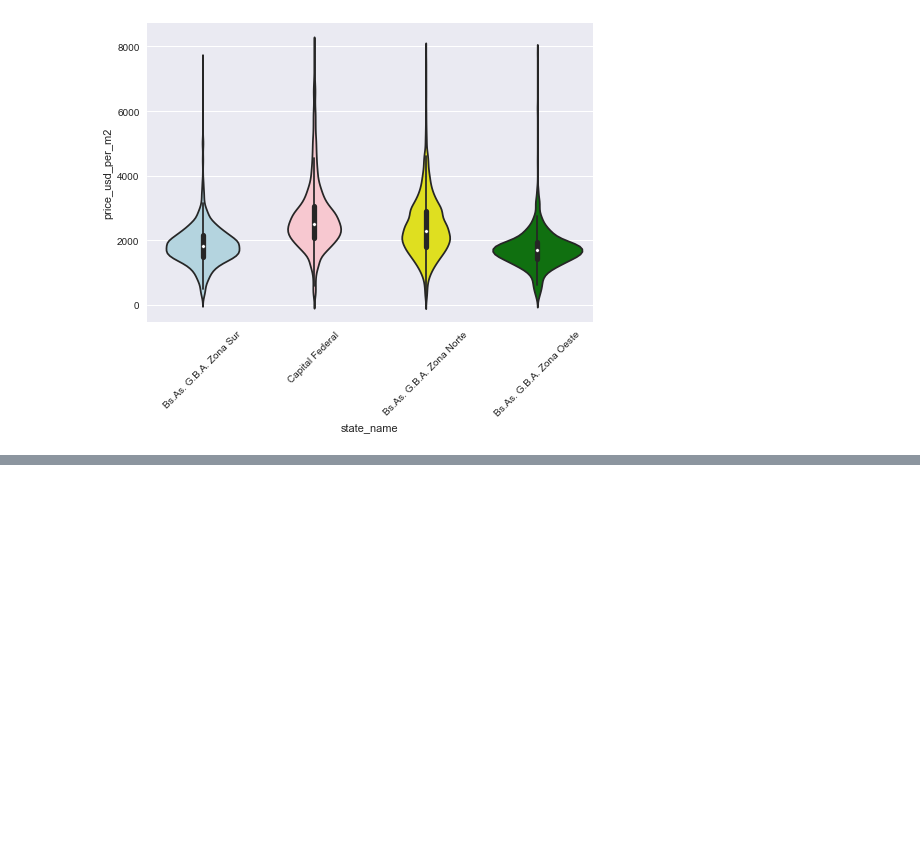
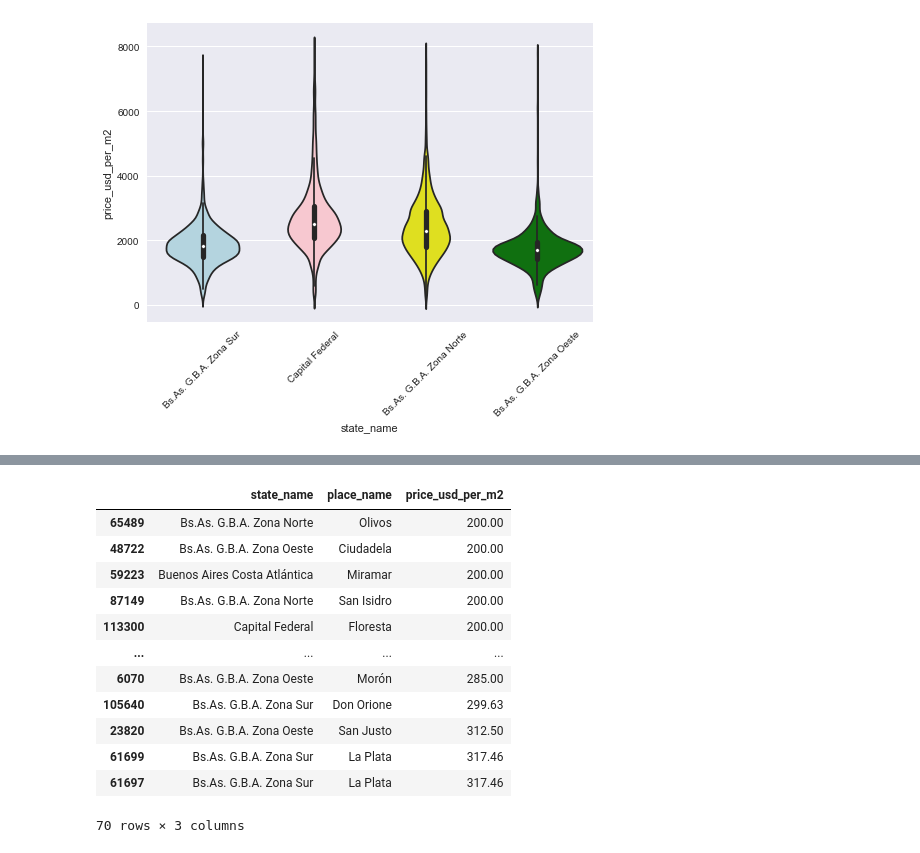
Before and after one commit to Sergio-Piazza/TP1_Grupo_7_Dhdsblend, a Jupyter notebook: Desafio_1_Grupo_7.ipynb, the cells around one changed output, grey strips where cells are left out. Drawn from its saved outputs; the diff is of its cells as text; code cells hidden in the pictures; blank space fills up the shorter version.

```diff
--- a/Desafio_1_Grupo_7.ipynb
+++ b/Desafio_1_Grupo_7.ipynb
@@ -1983,0 +2021,20 @@ sns.violinplot("state_name", "price_usd_per_m2", data=data_solo_caba_gba, palett
+# %%
+df_state_10_minimos = data_state_names_sin_outliers_filtrados.loc[mask_index_state_1 | mask_index_state_2 \
+                                                                  | mask_index_state_3 | mask_index_state_4 \
+                                                                   | mask_index_state_5 | mask_index_state_6 \
+                                                                   | mask_index_state_7,:]
+df_state_10_minimos[['state_name', 'place_name', 'price_usd_per_m2']].sort_values(by='price_usd_per_m2')
+# %% [output]
+|  | state_name | place_name | price_usd_per_m2 |
+| 65489 | Bs.As. G.B.A. Zona Norte | Olivos | 200.00 |
+| 48722 | Bs.As. G.B.A. Zona Oeste | Ciudadela | 200.00 |
+| 59223 | Buenos Aires Costa Atlántica | Miramar | 200.00 |
+| 87149 | Bs.As. G.B.A. Zona Norte | San Isidro | 200.00 |
+| 113300 | Capital Federal | Floresta | 200.00 |
+| ... | ... | ... | ... |
+| 6070 | Bs.As. G.B.A. Zona Oeste | Morón | 285.00 |
+| 105640 | Bs.As. G.B.A. Zona Sur | Don Orione | 299.63 |
+| 23820 | Bs.As. G.B.A. Zona Oeste | San Justo | 312.50 |
+| 61699 | Bs.As. G.B.A. Zona Sur | La Plata | 317.46 |
+| 61697 | Bs.As. G.B.A. Zona Sur | La Plata | 317.46 |
+70 rows × 3 columns
```
Also changed, not shown: parts of 7 cells of this notebook.
